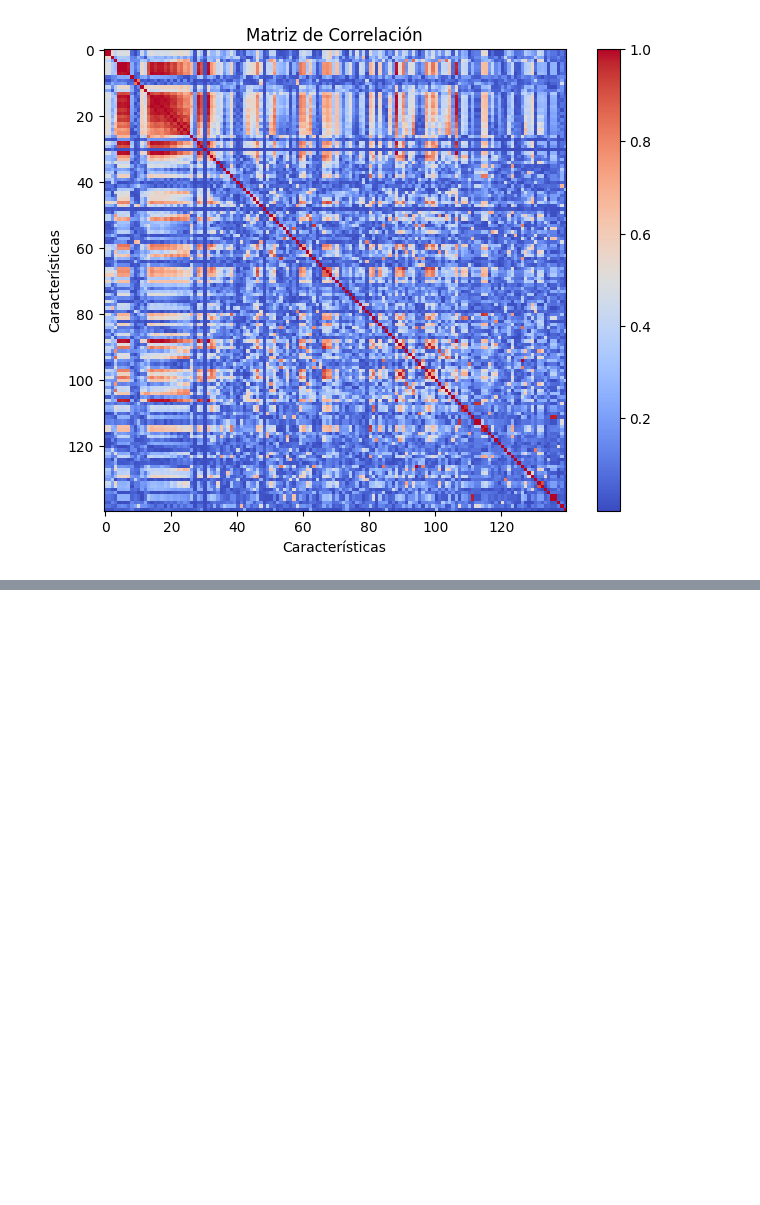
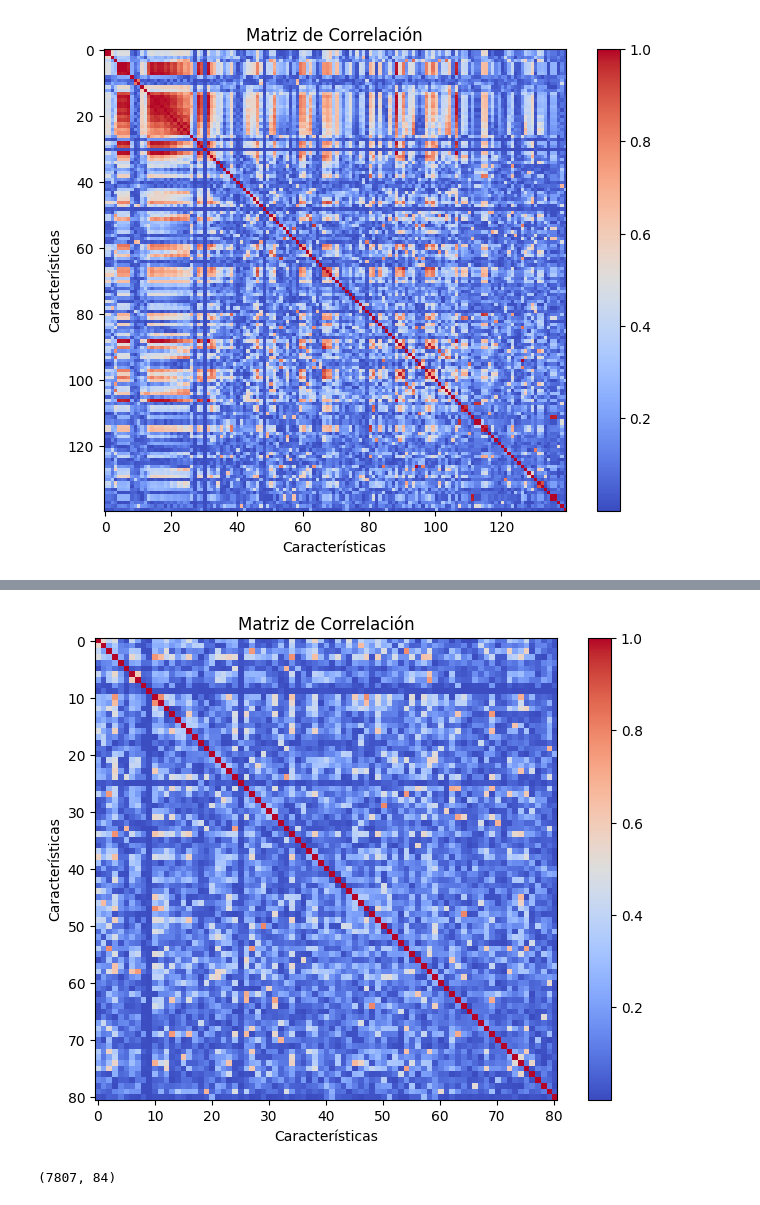
Before and after one commit to Eliud7720/Proyecto-Alzheimer-viejo, a Jupyter notebook: Barrera/Descriptores moleculares/Algoritmo_SVM_descriptores.ipynb, the cells around one changed output, grey strips where cells are left out. Drawn from its saved outputs; the diff is of its cells as text; code cells hidden in the pictures; blank space fills up the shorter version.

Commit message:
Calculo descriptor finalizado

```diff
--- a/Barrera/Descriptores moleculares/Algoritmo_SVM_descriptores.ipynb
+++ b/Barrera/Descriptores moleculares/Algoritmo_SVM_descriptores.ipynb
@@ -173,3 +179,21 @@ plt.ylabel('Características')
 plt.show()
 # %% [output]
 [figure]
+# %%
+# Definir un umbral de correlación
+threshold = 0.8  # Por ejemplo, considerar correlaciones superiores a 0.8 como altas
+
+# Encontrar pares de características con alta correlación
+high_correlation_pairs = []
+
+# Iterar sobre la matriz de correlación
+for i in range(len(correlation_matrix.columns)):
+    for j in range(i+1, len(correlation_matrix.columns)):
+        if abs(correlation_matrix.iloc[i, j]) > threshold:
+            high_correlation_pairs.append((correlation_matrix.columns[i], correlation_matrix.columns[j], correlation_matrix.iloc[i, j]))
+# %%
+for feature1, feature2, corr_value in high_correlation_pairs:
+
+    # Eliminar la característica feature2
+    if feature2 in des_final.columns:
+        des_final.drop(columns=[feature2], inplace=True)
@@ -175,0 +222,3 @@ plt.show()
+# %%
+correlation_matrix = des_final.corr().abs()
+threshold = 0.8
@@ -175,0 +241,19 @@ plt.show()
+# %%
+# Configurar el tamaño del gráfico
+plt.figure(figsize=(8, 6))
+
+# Crear el mapa de calor usando matplotlib
+heatmap = plt.imshow(correlation_matrix, cmap='coolwarm', interpolation='nearest')
+
+# Añadir barra de color
+plt.colorbar(heatmap)
+
+# Añadir etiquetas
+plt.title('Matriz de Correlación')
+plt.xlabel('Características')
+plt.ylabel('Características')
+
+# Mostrar el gráfico
+plt.show()
+# %% [output]
+[figure, added]
@@ -175,0 +262,4 @@ plt.show()
+# %%
+df_final.shape
+# %% [output]
+(7807, 84)
```
Also changed, not shown: parts of 8 cells of this notebook, 1 other file.
